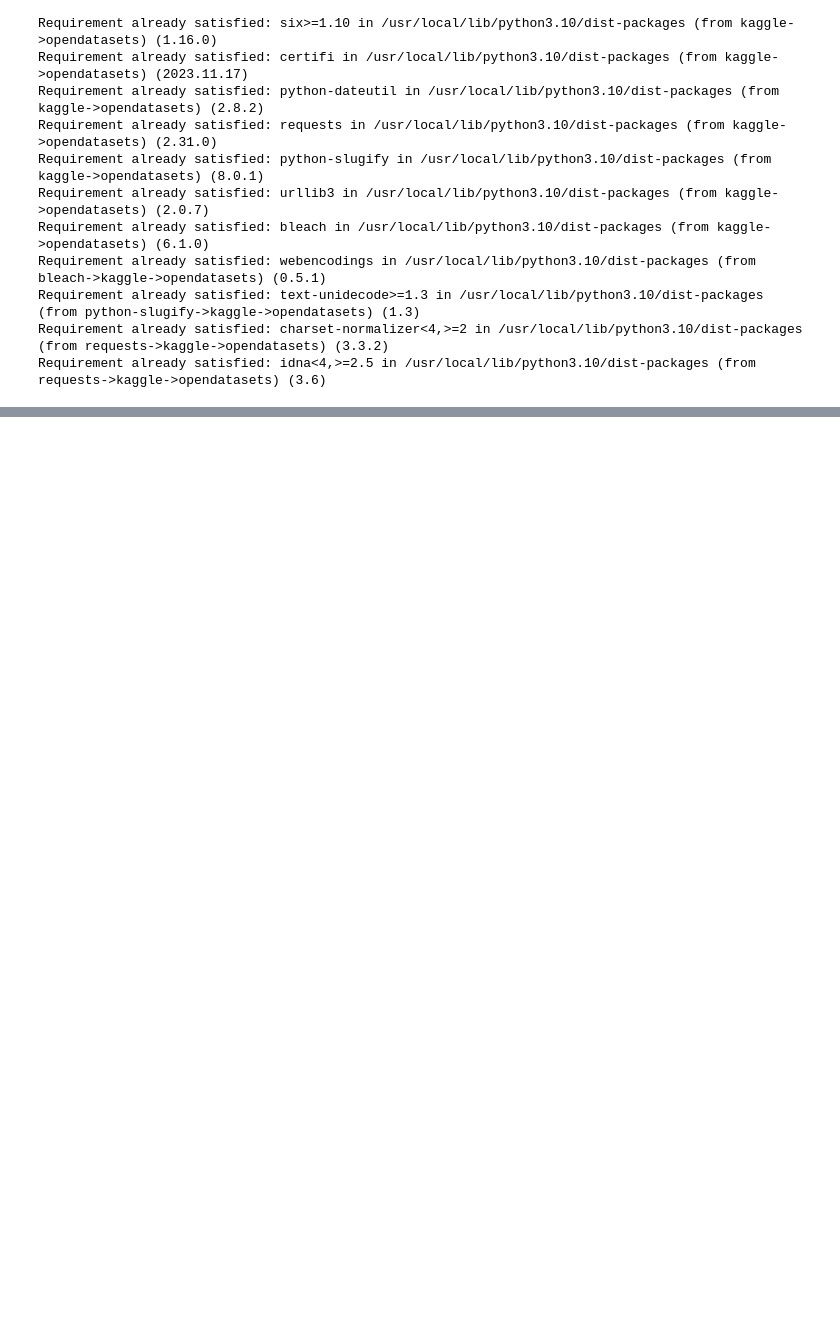
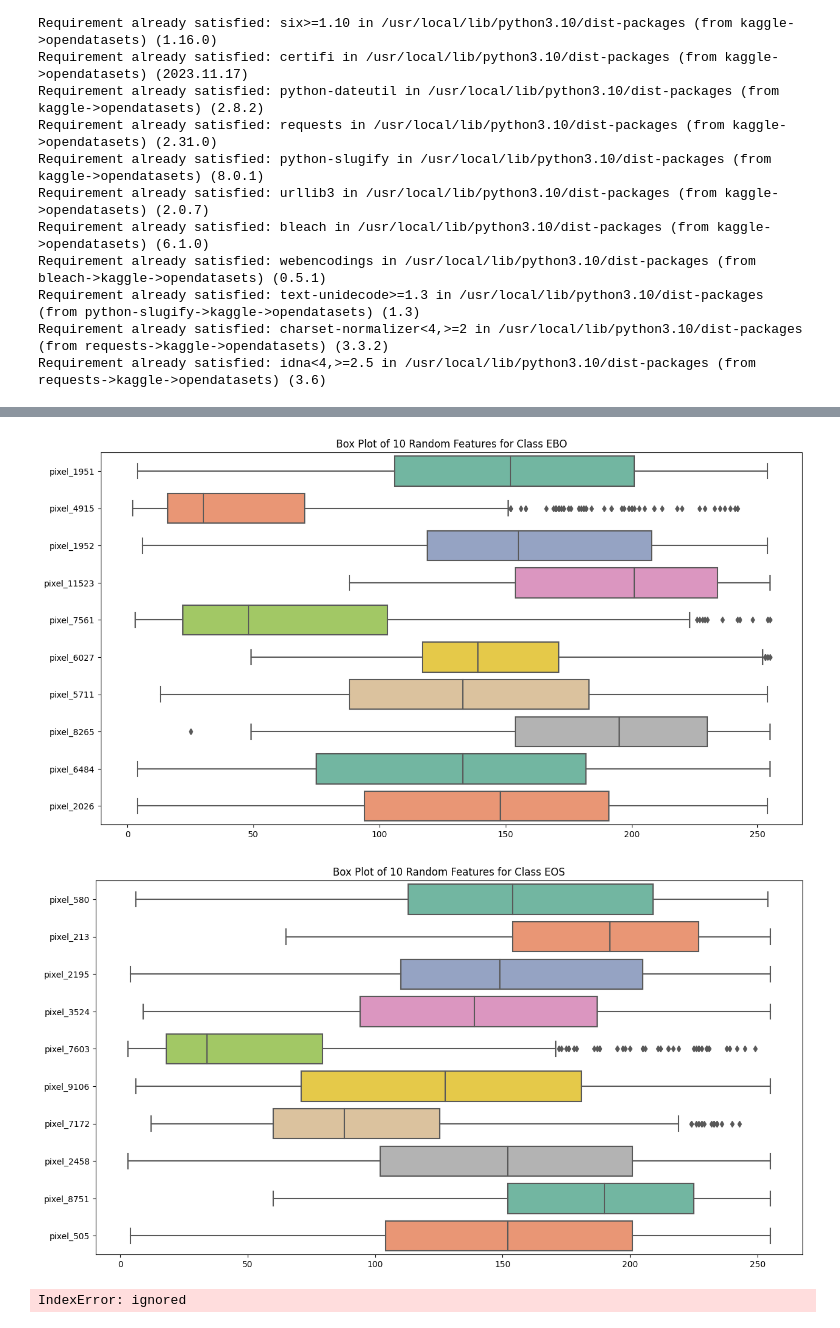
Before and after one commit to prabhasg03/Python_Projects, a Jupyter notebook: Untitled2.ipynb, the cells around one changed output, grey strips where cells are left out. Drawn from its saved outputs; the diff is of its cells as text; code cells hidden in the pictures; blank space fills up the shorter version.

```diff
--- a/Untitled2.ipynb
+++ b/Untitled2.ipynb
@@ -440,0 +339,20 @@ plt.gca().spines[['top', 'right']].set_visible(False)
+# %%
+# Display the predictions in a table
+import pandas as pd
+
+# Create a DataFrame
+prediction_table_data = {'Image': list(range(1, len(X_test) + 1))}
+
+if specific_class_predictions.shape[0] > 0:
+    specific_class_predictions = np.reshape(specific_class_predictions, (len(X_test), -1))
+
+    for i, cls in enumerate(specific_classes):
+        prediction_table_data[f'{cls} Prediction'] = specific_class_predictions[:, i]
+else:
+    # Handle the case when specific_class_predictions is empty
+    for cls in specific_classes:
+        prediction_table_data[f'{cls} Prediction'] = np.zeros(len(X_test))
+
+# Display the table
+prediction_table = pd.DataFrame(prediction_table_data)
+prediction_table
@@ -440,0 +392,58 @@ plt.gca().spines[['top', 'right']].set_visible(False)
+# %%
+# Create a new cell for visualizing outliers with optimization
+
+import seaborn as sns
+
+# Function to create box plots for each class
+def visualize_outliers(images, class_labels, sample_size=1000, num_features=10):
+    # Get unique class labels
+    unique_classes = np.unique(class_labels)
+
+    # Plot box plots for each class separately
+    for cls in unique_classes:
+        # Select indices for the current class
+        class_indices = np.where(class_labels == cls)[0]
+
+        # Check if the sample size is larger than the available indices
+        if sample_size > len(class_indices):
+            sample_size = len(class_indices)
+
+        # Sample a subset of indices to reduce memory consumption
+        sample_indices = np.random.choice(class_indices, size=sample_size, replace=False)
+
+        # Use modulo to wrap around if the sample size exceeds the number of available indices
+        class_indices = np.take(class_indices, sample_indices, mode='wrap')
+
+        # Select images and labels for the current class
+        class_images = images[class_indices]
+        class_labels_subset = class_labels[class_indices]
+
+        # Reshape images to a 1D array for box plot
+        class_images_1d = class_images.reshape(class_images.shape[0], -1)
+
+        # Take a random subset of features to reduce memory consumption
+        selected_features = np.random.choice(class_images_1d.shape[1], size=num_features, replace=False)
+        class_images_1d_subset = class_images_1d[:, selected_features]
+
+        # Combine image data with class labels
+        data = np.column_stack((class_images_1d_subset, class_labels_subset))
+
+        # Create a DataFrame
+        feature_columns = [f'pixel_{i}' for i in selected_features]
+        df = pd.DataFrame(data, columns=feature_columns + ['Class'])
+
+        # Convert 'pixel_*' columns to numeric (as they may be of type object)
+        df[df.columns[:-1]] = df[df.columns[:-1]].apply(pd.to_numeric, errors='coerce')
+
+        # Plot box plot for the current class
+        plt.figure(figsize=(15, 8))
+        sns.boxplot(data=df, orient='h', palette='Set2')
+        plt.title(f'Box Plot of {num_features} Random Features for Class {cls}')
+        plt.show()
+
+# Visualize outliers for each class (using sampling and limited features)
+visualize_outliers(X_train, class_labels, sample_size=1000, num_features=10)
+# %% [output]
+[figure, added]
+[figure, added]
+IndexError: ignored
```
Also changed, not shown: parts of 10 cells of this notebook.
